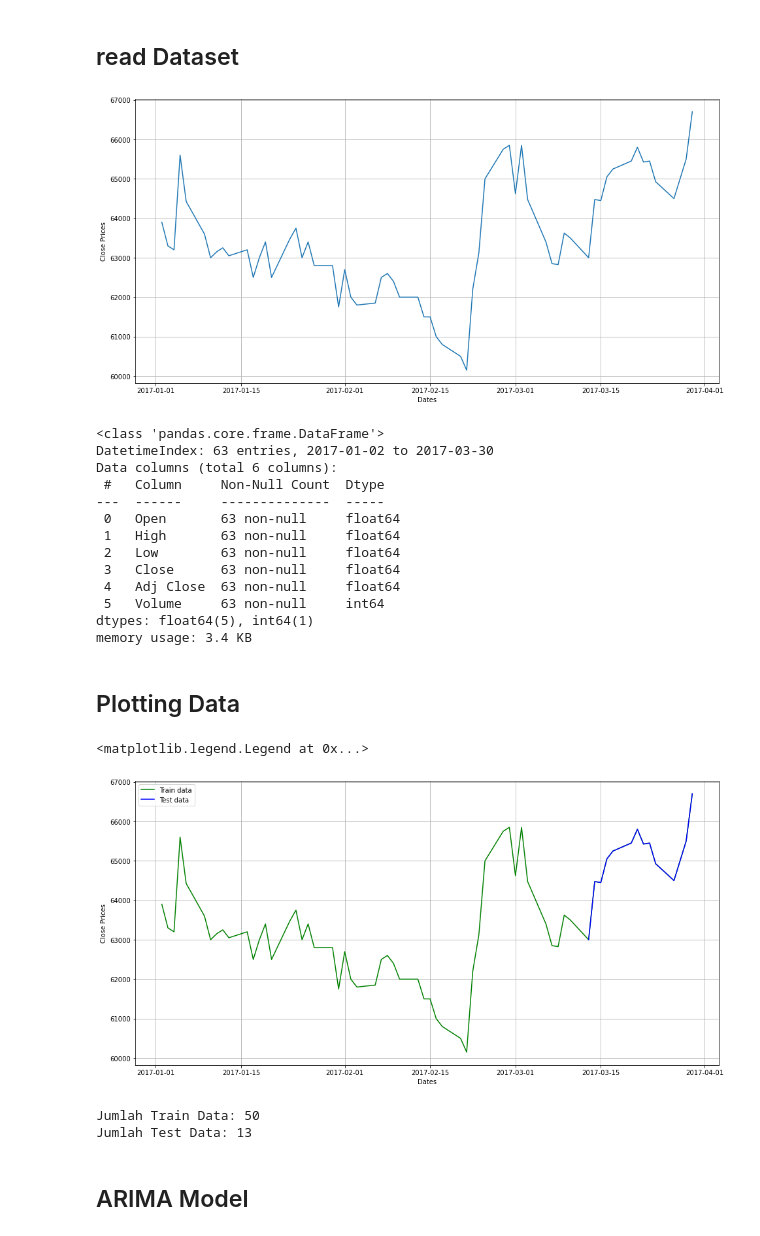
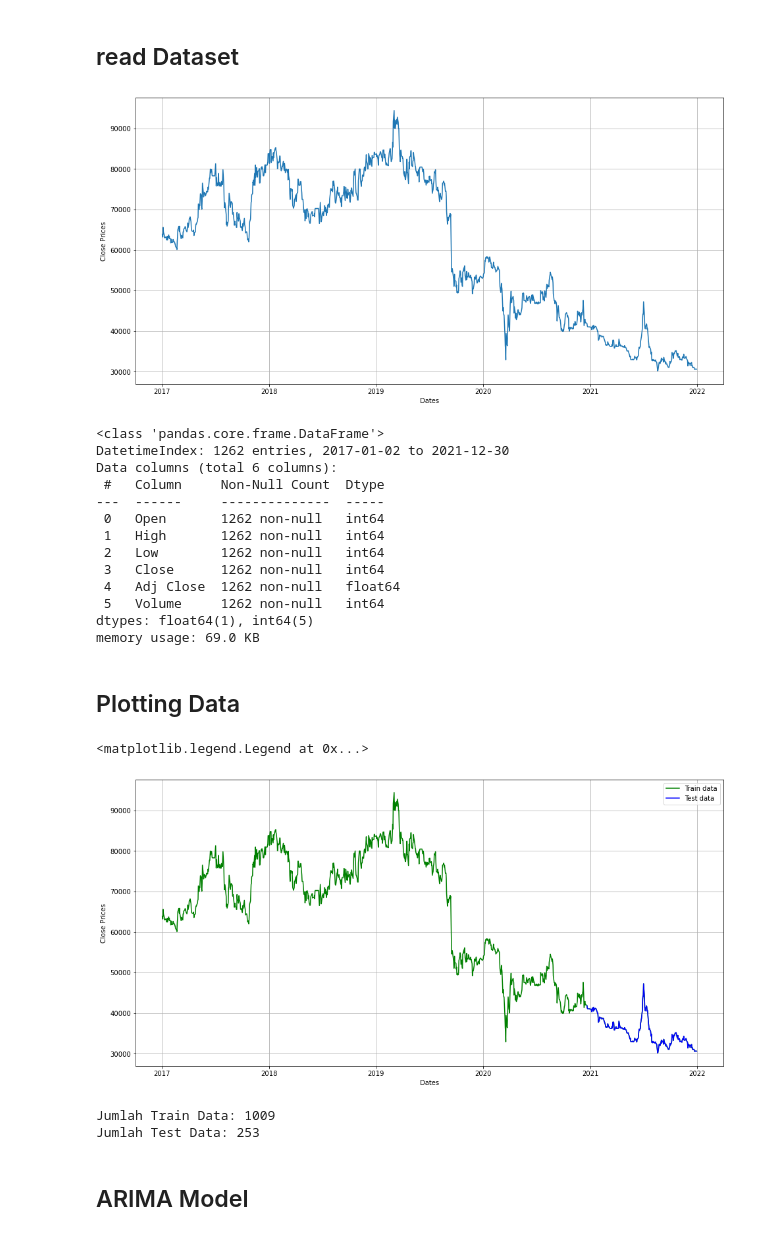
Before and after one commit to yoelagustinus/TugasAkhir, a Jupyter notebook: Stock Price Prediction ARIMA/ARIMA TA Stock Price Prediction.ipynb, the cells around one changed output. Saved outputs shown, nothing was run; the diff lists cells and outputs as text; code cells hidden in the pictures.

```diff
--- a/Stock Price Prediction ARIMA/ARIMA TA Stock Price Prediction.ipynb
+++ b/Stock Price Prediction ARIMA/ARIMA TA Stock Price Prediction.ipynb
@@ -15,41 +15,40 @@ from sklearn.metrics import mean_squared_error, mean_absolute_error, mean_absolu
 # %% [markdown]
 ## Change The Indicators here..
 # %%
-name_of_dataset = 'GGRM-short.csv'
-name_dataset = 'GGRM-short'
+name_dataset = 'GGRM-long'
 column_dataset_obs = 'Close'
-p = 2
+p = 1
 d = 1
-q = 1
+q = 2
 # %% [markdown]
 ## read Dataset
 # %%
-dateparse = lambda dates: pd.datetime.strptime(dates, '%Y-%m-%d')
-data = pd.read_csv('../Datasets/'+name_of_dataset, sep=',', parse_dates=['Date'], index_col='Date',date_parser=dateparse)
+dateparse = lambda dates: pd.datetime.strptime(dates, '%d/%m/%Y')
+data = pd.read_csv('../Datasets/'+name_dataset+'.csv', sep=',', parse_dates=['Date'], index_col='Date',date_parser=dateparse)
 #data = data.loc['2012-11-10':'2017-11-10']
 plt.figure(figsize=(16,8))
 plt.grid(True)
 plt.xlabel('Dates')
 plt.ylabel(column_dataset_obs+' Prices')
 plt.plot(data[column_dataset_obs]);
 # %% [output]
-[figure, old version]
+[figure, new version]
 # %%
 data.info()
 # %% [output]
 <class 'pandas.core.frame.DataFrame'>
-DatetimeIndex: 63 entries, 2017-01-02 to 2017-03-30
+DatetimeIndex: 1262 entries, 2017-01-02 to 2021-12-30
 Data columns (total 6 columns):
  #   Column     Non-Null Count  Dtype
 ---  ------     --------------  -----
- 0   Open       63 non-null     float64
- 1   High       63 non-null     float64
- 2   Low        63 non-null     float64
- 3   Close      63 non-null     float64
- 4   Adj Close  63 non-null     float64
- 5   Volume     63 non-null     int64
-dtypes: float64(5), int64(1)
-memory usage: 3.4 KB
+ 0   Open       1262 non-null   int64
+ 1   High       1262 non-null   int64
+ 2   Low        1262 non-null   int64
+ 3   Close      1262 non-null   int64
+ 4   Adj Close  1262 non-null   float64
+ 5   Volume     1262 non-null   int64
+dtypes: float64(1), int64(5)
+memory usage: 69.0 KB
 # %% [markdown]
 ## Plotting Data
 # %%
@@ -63,13 +62,13 @@ plt.plot(test_data[column_dataset_obs], 'blue', label='Test data')
 plt.legend()
 # %% [output]
 <matplotlib.legend.Legend at 0x...>
-[figure, old version]
+[figure, new version]
 # %%
 print("Jumlah Train Data: " + str(len(train_data)))
 print("Jumlah Test Data: " + str(len(test_data)))
 # %% [output]
-Jumlah Train Data: 50
-Jumlah Test Data: 13
+Jumlah Train Data: 1009
+Jumlah Test Data: 253
 # %% [markdown]
 ## ARIMA Model
 # %%
```
Also changed, not shown: parts of 18 cells of this notebook, 10 other files.
